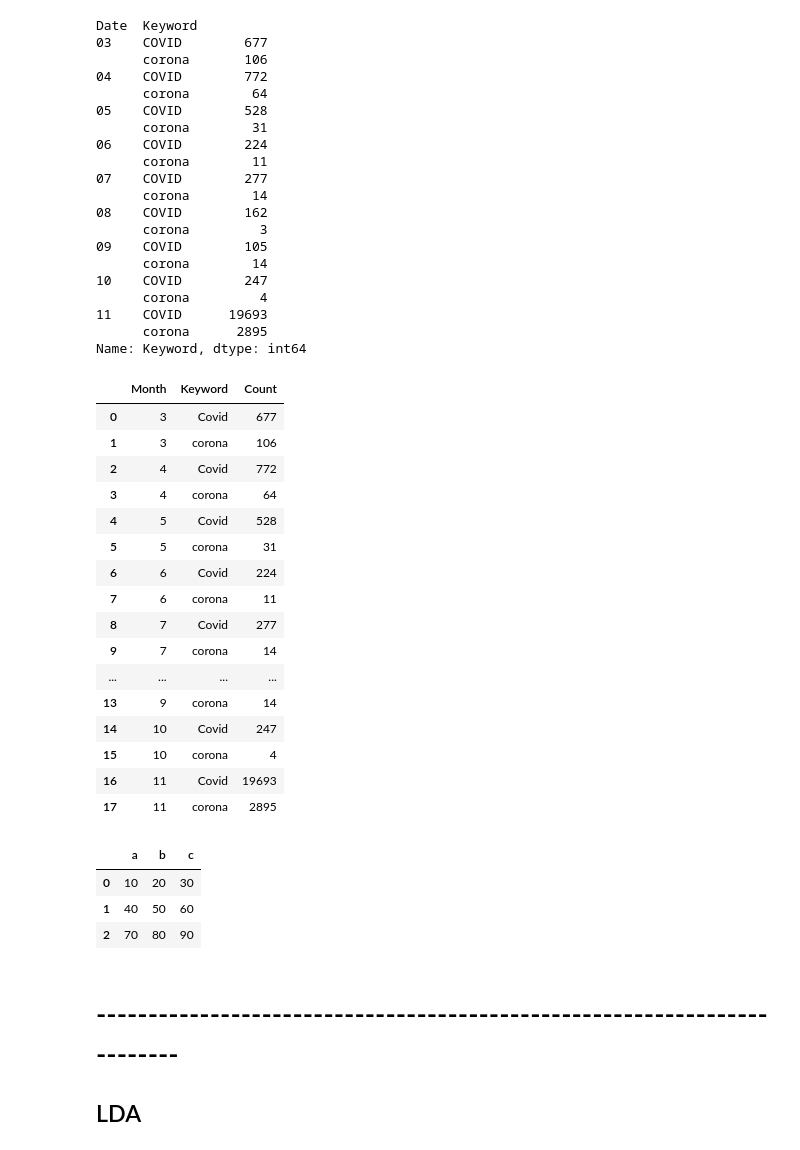
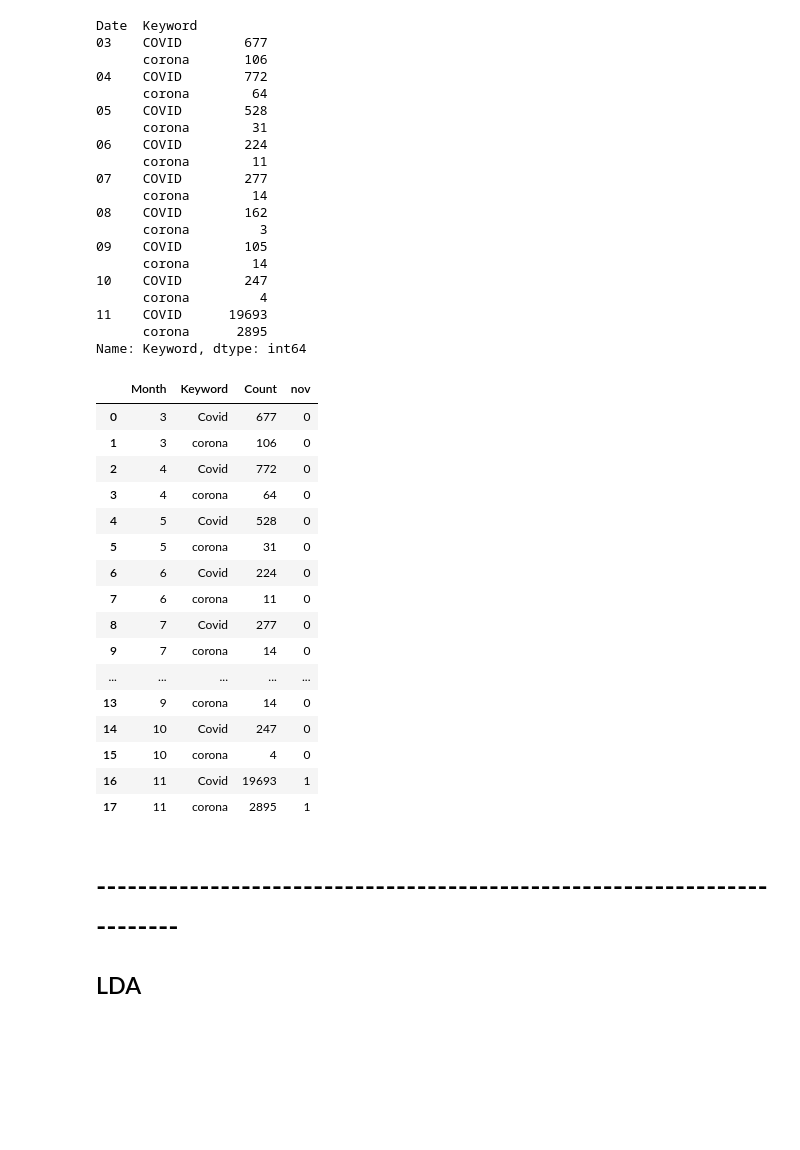
Before and after one commit to AndrewEdward37/67364_Final_Project, a Jupyter notebook: analysis.ipynb, the cells around one changed output. Saved outputs shown, nothing was run; the diff lists cells and outputs as text; code cells hidden in the pictures; blank space fills up the shorter version.

```diff
--- a/analysis.ipynb
+++ b/analysis.ipynb
@@ -500,32 +500,29 @@ for i in range(0,len(by_keyword)):
     curr = [month,keyword,counts]
     final_vals.append(curr)
 df = pd.DataFrame(final_vals, columns=['Month', 'Keyword','Count'])
-df
+df_nonov = df[:-2]
-# %% [output]
-|  | Month | Keyword | Count |
-| 0 | 3 | Covid | 677 |
-| 1 | 3 | corona | 106 |
-| 2 | 4 | Covid | 772 |
-| 3 | 4 | corona | 64 |
-| 4 | 5 | Covid | 528 |
-| 5 | 5 | corona | 31 |
-| 6 | 6 | Covid | 224 |
-| 7 | 6 | corona | 11 |
-| 8 | 7 | Covid | 277 |
-| 9 | 7 | corona | 14 |
-| ... | ... | ... | ... |
-| 13 | 9 | corona | 14 |
-| 14 | 10 | Covid | 247 |
-| 15 | 10 | corona | 4 |
-| 16 | 11 | Covid | 19693 |
-| 17 | 11 | corona | 2895 |
-# %%
-data = [[10, 20, 30], [40, 50, 60], [70, 80, 90]]
-
-df = pd.DataFrame(data, index=[0, 1, 2], columns=['a', 'b', 'c'])
-df
-# %% [output]
-|  | a | b | c |
-| 0 | 10 | 20 | 30 |
-| 1 | 40 | 50 | 60 |
-| 2 | 70 | 80 | 90 |
+# %%
+df_nonov["nov"] = 0
+df_nonov
+df_nonov.loc[16] = [11,'Covid', 19693, 1]
+df_nonov.loc[17] = [11,'corona', 2895, 1]
+#df_nonov.append([11,'Covid', 19693, 1], axis=0)
+df_nonov
+# %% [output]
+|  | Month | Keyword | Count | nov |
+| 0 | 3 | Covid | 677 | 0 |
+| 1 | 3 | corona | 106 | 0 |
+| 2 | 4 | Covid | 772 | 0 |
+| 3 | 4 | corona | 64 | 0 |
+| 4 | 5 | Covid | 528 | 0 |
+| 5 | 5 | corona | 31 | 0 |
+| 6 | 6 | Covid | 224 | 0 |
+| 7 | 6 | corona | 11 | 0 |
+| 8 | 7 | Covid | 277 | 0 |
+| 9 | 7 | corona | 14 | 0 |
+| ... | ... | ... | ... | ... |
+| 13 | 9 | corona | 14 | 0 |
+| 14 | 10 | Covid | 247 | 0 |
+| 15 | 10 | corona | 4 | 0 |
+| 16 | 11 | Covid | 19693 | 1 |
+| 17 | 11 | corona | 2895 | 1 |
```
Also changed, not shown: parts of 3 cells of this notebook.
